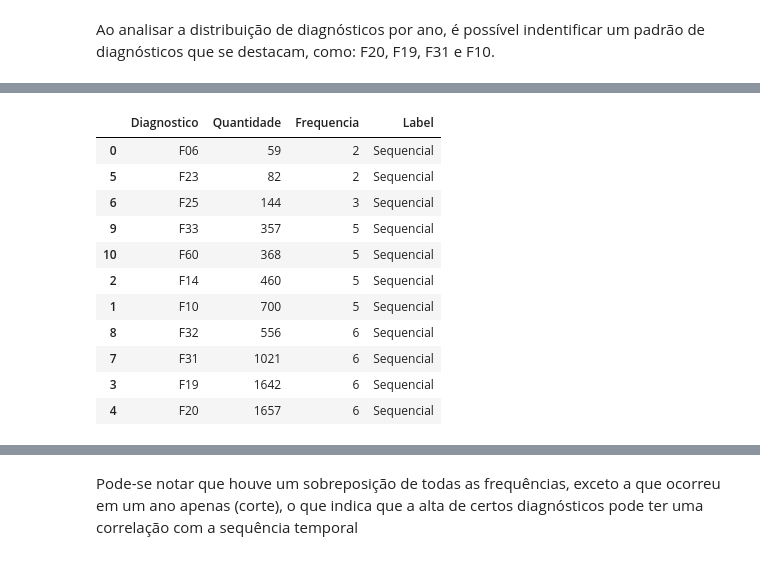
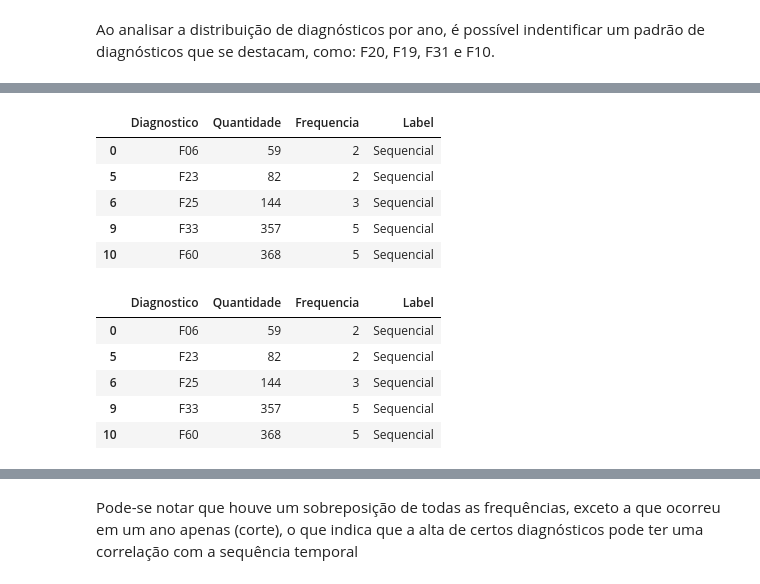
Before and after one commit to ImagineDogs/TranstornosMentais, a Jupyter notebook: Associacoes_Correlacoes.ipynb, the cells around one changed output, grey strips where cells are left out. Cells and saved outputs as stored; diff of their text form; code cells hidden in the pictures.

```diff
--- a/Associacoes_Correlacoes.ipynb
+++ b/Associacoes_Correlacoes.ipynb
@@ -306,14 +296,0 @@ ValueError: Grouper for 'Quantidade' not 1-dimensional
-# %%
-outliers = pd.DataFrame()
-for year in diagnosticos_ano['Ano'].unique():
-    q1 = diagnosticos_ano[['Quantidade']].loc[diagnosticos_ano['Ano'] == year].quantile(.25, interpolation='lower')[0]
-    q3 = diagnosticos_ano[['Quantidade']].loc[diagnosticos_ano['Ano'] == year].quantile(.75, interpolation='lower')[0]
-    iqr = q3 - q1
-    limite_superior = q3 + 1.5 * iqr
-    outliers = pd.concat([outliers, diagnosticos_ano.loc[diagnosticos_ano['Ano'] == year].loc[diagnosticos_ano['Quantidade'] >= limite_superior]])
-
-outliers_ranked_freqs = outliers[['Diagnostico', 'Quantidade']].groupby(['Diagnostico']).count().reset_index().rename(columns={'Quantidade': 'Frequencia'})
-outliers_sum = outliers[['Diagnostico', 'Quantidade']].groupby(['Diagnostico']).sum().reset_index()
-outliers_ranked_freqs = outliers_sum.merge(outliers_ranked_freqs, on='Diagnostico').sort_values(by=['Frequencia', 'Quantidade'])
-outliers_ranked_freqs['Label'] = pd.Series(['Geral']*len(outliers_ranked_freqs))
-outliers_ranked_freqs
@@ -334,2 +297,12 @@ outliers_ranked_freqs
 # %%
 px.scatter(outliers_ranked_freqs, x="Diagnostico", y="Frequencia", size='Quantidade')
+# %%
+outliers_gerais = pd.DataFrame()
+for year in diagnosticos_ano['Ano'].unique():
+    outliers_gerais = pd.concat([outliers_gerais, outliers(diagnosticos_ano.loc[diagnosticos_ano['Ano'] == year])])
+outliers_gerais.head()
+# outliers_ranked_freqs = outliers_gerais[['Diagnostico', 'Quantidade']].groupby(['Diagnostico']).count().reset_index().rename(columns={'Quantidade': 'Frequencia'})
+# outliers_sum = outliers_gerais[['Diagnostico', 'Quantidade']].groupby(['Diagnostico']).sum().reset_index()
+# outliers_ranked_freqs = outliers_sum.merge(outliers_ranked_freqs, on='Diagnostico').sort_values(by=['Frequencia', 'Quantidade'])
+# outliers_ranked_freqs['Label'] = pd.Series(['Geral']*len(outliers_ranked_freqs))
+# outliers_ranked_freqs
@@ -336,3 +316,29 @@ px.scatter(outliers_ranked_freqs, x="Diagnostico", y="Frequencia", size='Quantid
+# %%
+outliers_order_ranked_freqs = pd.DataFrame(columns=['Diagnostico', 'Frequencia'])
+for codigo in outliers_gerais['Diagnostico'].unique():
+    years = outliers_gerais['Ano'].loc[outliers_gerais['Diagnostico'] == codigo].sort_values().tolist()
+    flag = False
+    sequencia = 0
+    for year in outliers_gerais['Ano'].unique():
+        if year in years:
+            flag = True
+            sequencia += 1
+        elif flag:
+            break
+    if sequencia > 1:
+        outliers_order_ranked_freqs = pd.concat([outliers_order_ranked_freqs, pd.DataFrame({'Diagnostico': [codigo], 'Frequencia': [sequencia]})])
+
+outliers_sum = outliers_gerais[['Diagnostico', 'Quantidade']].groupby(['Diagnostico']).sum().reset_index()
+outliers_order_ranked_freqs = outliers_sum.merge(outliers_order_ranked_freqs, on='Diagnostico').sort_values(by=['Frequencia', 'Quantidade'])
+outliers_order_ranked_freqs['Label'] = pd.Series(['Sequencial']*len(outliers_order_ranked_freqs))
+outliers_order_ranked_freqs.head()
+# %% [output]
+|  | Diagnostico | Quantidade | Frequencia | Label |
+| 0 | F06 | 59 | 2 | Sequencial |
+| 5 | F23 | 82 | 2 | Sequencial |
+| 6 | F25 | 144 | 3 | Sequencial |
+| 9 | F33 | 357 | 5 | Sequencial |
+| 10 | F60 | 368 | 5 | Sequencial |
 # %%
 outliers = pd.DataFrame()
 for year in diagnosticos_ano['Ano'].unique():
@@ -341,37 +347,31 @@ for year in diagnosticos_ano['Ano'].unique():
     iqr = q3 - q1
     limite_superior = q3 + 1.5 * iqr
     outliers = pd.concat([outliers, diagnosticos_ano.loc[diagnosticos_ano['Ano'] == year].loc[diagnosticos_ano['Quantidade'] >= limite_superior]])
 
     outliers_order_ranked_freqs = pd.DataFrame(columns=['Diagnostico', 'Frequencia'])
 for codigo in outliers['Diagnostico'].unique():
     years = outliers['Ano'].loc[outliers['Diagnostico'] == codigo].sort_values().tolist()
     flag = False
     sequencia = 0
     for year in outliers['Ano'].unique():
         if year in years:
             flag = True
             sequencia += 1
         elif flag:
             break
     # print(codigo, sequencia)
     if sequencia > 1:
         outliers_order_ranked_freqs = pd.concat([outliers_order_ranked_freqs, pd.DataFrame({'Diagnostico': [codigo], 'Frequencia': [sequencia]})])
 
 
 outliers_sum = outliers[['Diagnostico', 'Quantidade']].groupby(['Diagnostico']).sum().reset_index()
 outliers_order_ranked_freqs = outliers_sum.merge(outliers_order_ranked_freqs, on='Diagnostico').sort_values(by=['Frequencia', 'Quantidade'])
 outliers_order_ranked_freqs['Label'] = pd.Series(['Sequencial']*len(outliers_order_ranked_freqs))
-outliers_order_ranked_freqs
+outliers_order_ranked_freqs.head()
 # %% [output]
 |  | Diagnostico | Quantidade | Frequencia | Label |
 | 0 | F06 | 59 | 2 | Sequencial |
 | 5 | F23 | 82 | 2 | Sequencial |
 | 6 | F25 | 144 | 3 | Sequencial |
 | 9 | F33 | 357 | 5 | Sequencial |
 | 10 | F60 | 368 | 5 | Sequencial |
-| 2 | F14 | 460 | 5 | Sequencial |
-| 1 | F10 | 700 | 5 | Sequencial |
-| 8 | F32 | 556 | 6 | Sequencial |
-| 7 | F31 | 1021 | 6 | Sequencial |
-| 3 | F19 | 1642 | 6 | Sequencial |
-| 4 | F20 | 1657 | 6 | Sequencial |
```
Also changed, not shown: parts of 12 cells of this notebook.
